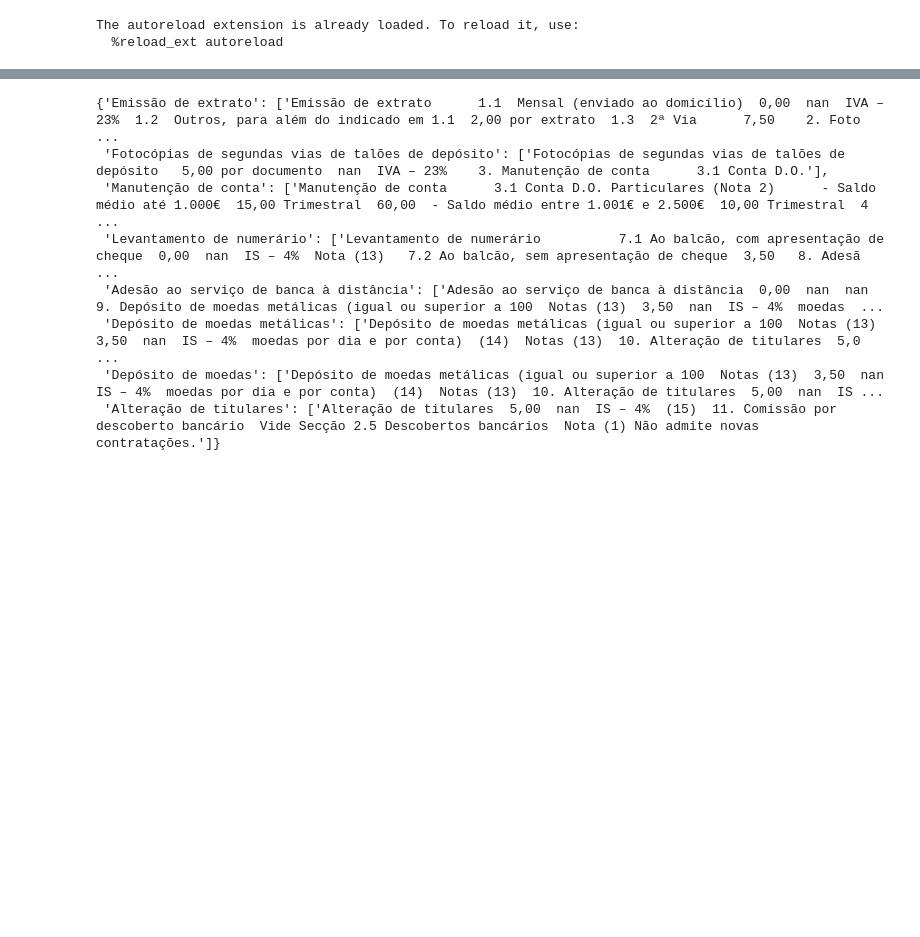
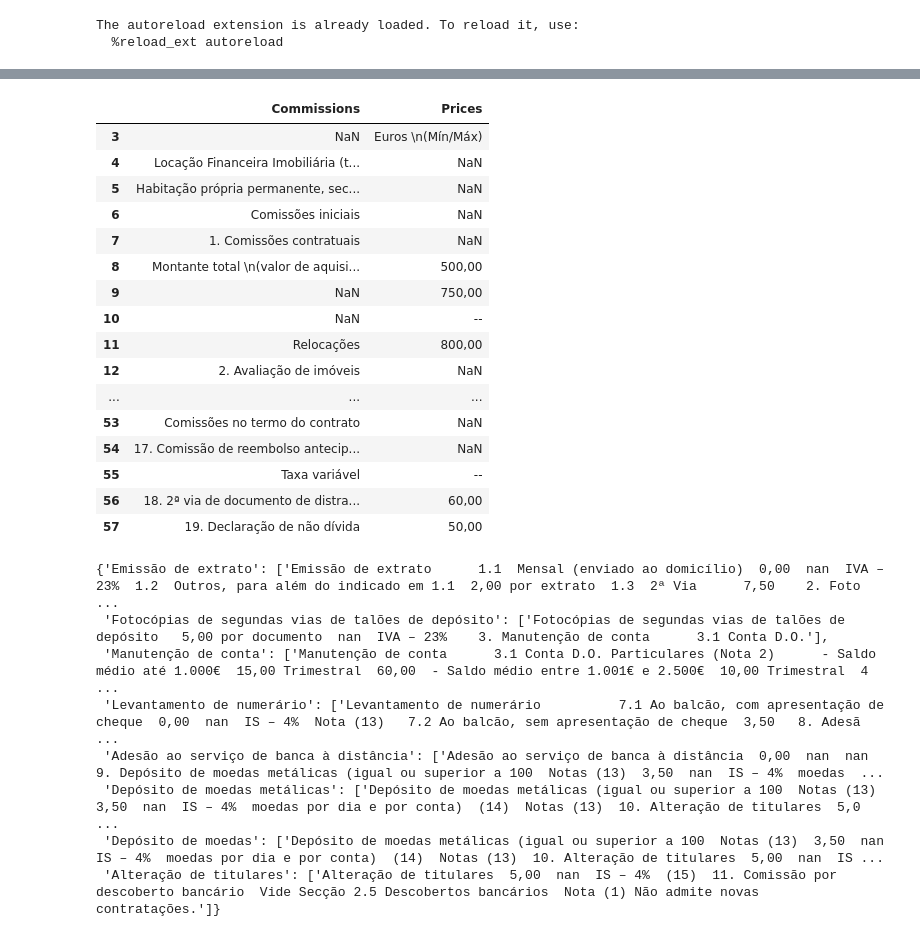
Before and after one commit to moritzgeiger/bank-benchmark-api, a Jupyter notebook: notebooks/OC_house_credit.ipynb, the cells around one changed output, grey strips where cells are left out. Saved outputs shown, nothing was run; the diff lists cells and outputs as text; code cells hidden in the pictures; blank space fills up the shorter version.

```diff
--- a/notebooks/OC_house_credit.ipynb
+++ b/notebooks/OC_house_credit.ipynb
@@ -37,3 +41,23 @@ HouseCredit('https://www.abanca.pt/files/documents/precario-folheto-comissoes-82
+# %%
+HouseCredit('data/bic.pdf', [11]).total()
+# %% [output]
+|  | Commissions | Prices |
+| 3 | NaN | Euros \n(Mín/Máx) |
+| 4 | Locação Financeira Imobiliária (t... | NaN |
+| 5 | Habitação própria permanente, sec... | NaN |
+| 6 | Comissões iniciais | NaN |
+| 7 | 1. Comissões contratuais | NaN |
+| 8 | Montante total \n(valor de aquisi... | 500,00 |
+| 9 | NaN | 750,00 |
+| 10 | NaN | -- |
+| 11 | Relocações | 800,00 |
+| 12 | 2. Avaliação de imóveis | NaN |
+| ... | ... | ... |
+| 53 | Comissões no termo do contrato | NaN |
+| 54 | 17. Comissão de reembolso antecip... | NaN |
+| 55 | Taxa variável | -- |
+| 56 | 18. 2ª via de documento de distra... | 60,00 |
+| 57 | 19. Declaração de não dívida | 50,00 |
 # %%
 DemandDeposit('https://www.abanca.pt/files/documents/precario-folheto-comissoes-823a7663.pdf', [4]).values()
 # %% [output]
```
Also changed, not shown: parts of 4 cells of this notebook, 2 other files.
